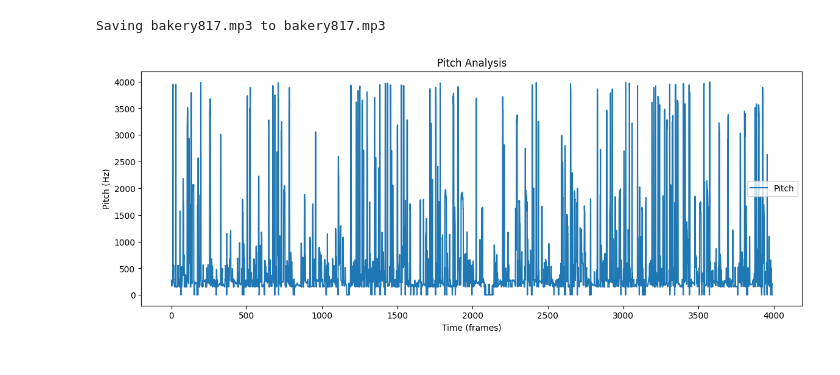
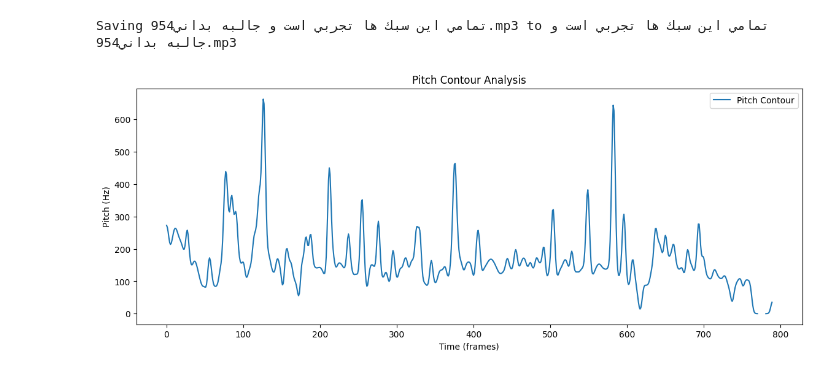
Before and after one commit to So-AI-love/musicautobot, a Jupyter notebook: Pitch_analyser.ipynb, the cells around one changed output. Cells and saved outputs as stored; diff of their text form; code cells hidden in the pictures.

```diff
--- a/Pitch_analyser.ipynb
+++ b/Pitch_analyser.ipynb
@@ -21,47 +21,54 @@ Requirement already satisfied: idna<4,>=2.5 in /usr/local/lib/python3.10/dist-pa
 Requirement already satisfied: urllib3<3,>=1.21.1 in /usr/local/lib/python3.10/dist-packages (from requests>=2.19.0->pooch>=1.1->librosa) (2.0.7)
 Requirement already satisfied: certifi>=2017.4.17 in /usr/local/lib/python3.10/dist-packages (from requests>=2.19.0->pooch>=1.1->librosa) (2024.7.4)
 # %%
-
 import librosa
 import numpy as np
 import matplotlib.pyplot as plt
-import librosa.display
+from scipy.ndimage import gaussian_filter1d
 
 # Function to load an audio file
 def load_audio_file(filepath):
-    y, sr = librosa.load(filepath)
+    y, sr = librosa.load(filepath, sr=16000)  # Ensures a consistent sample rate
     return y, sr
 
-# Function to perform pitch analysis
-def analyze_pitch(y, sr):
-    pitches, magnitudes = librosa.core.piptrack(y=y, sr=sr)
-    pitch = []
-    for t in range(pitches.shape[1]):
+# Function to extract pitch using librosa
+def extract_pitch(y, sr):
+    # Extract pitch and magnitude using librosa's piptrack
+    pitches, magnitudes = librosa.core.piptrack(y=y, sr=sr, fmin=75, fmax=1000)
+
+    pitch = np.zeros(magnitudes.shape[1])
+    for t in range(magnitudes.shape[1]):
         index = magnitudes[:, t].argmax()
-        pitch.append(pitches[index, t])
-    pitch = np.array(pitch)
+        pitch[t] = pitches[index, t]
+
+    # Smooth pitch contour with a Gaussian filter
+    pitch = gaussian_filter1d(pitch, sigma=2)
+
+    # Replace zeros with NaN for better plotting
+    pitch[pitch == 0] = np.nan
+
     return pitch
 
-# Function to plot the pitch
-def plot_pitch(pitch, sr):
+# Function to plot the pitch contour
+def plot_pitch_contour(pitch, sr):
     plt.figure(figsize=(14, 5))
-    plt.plot(pitch, label='Pitch')
+    plt.plot(pitch, label='Pitch Contour')
     plt.xlabel('Time (frames)')
     plt.ylabel('Pitch (Hz)')
-    plt.title('Pitch Analysis')
+    plt.title('Pitch Contour Analysis')
     plt.legend()
     plt.show()
 
 # Upload the audio file
 from google.colab import files
 uploaded = files.upload()
 
 # Load and analyze the audio file
 for filename in uploaded.keys():
     y, sr = load_audio_file(filename)
-    pitch = analyze_pitch(y, sr)
-    plot_pitch(pitch, sr)
+    pitch = extract_pitch(y, sr)
+    plot_pitch_contour(pitch, sr)
 # %% [output]
 [interactive output not drawn]
-Saving bakery817.mp3 to bakery817.mp3
+Saving تمامي اين سبك ها تجربي است و جالبه بداني954.mp3 to تمامي اين سبك ها تجربي است و جالبه بداني954.mp3
-[figure, old version]
+[figure, new version]
```
Also changed, not shown: parts of 8 cells of this notebook.
